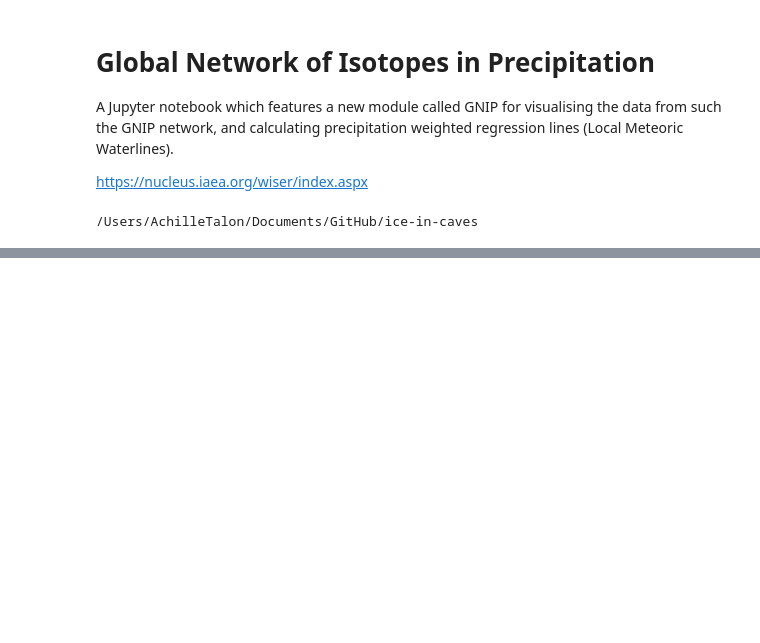
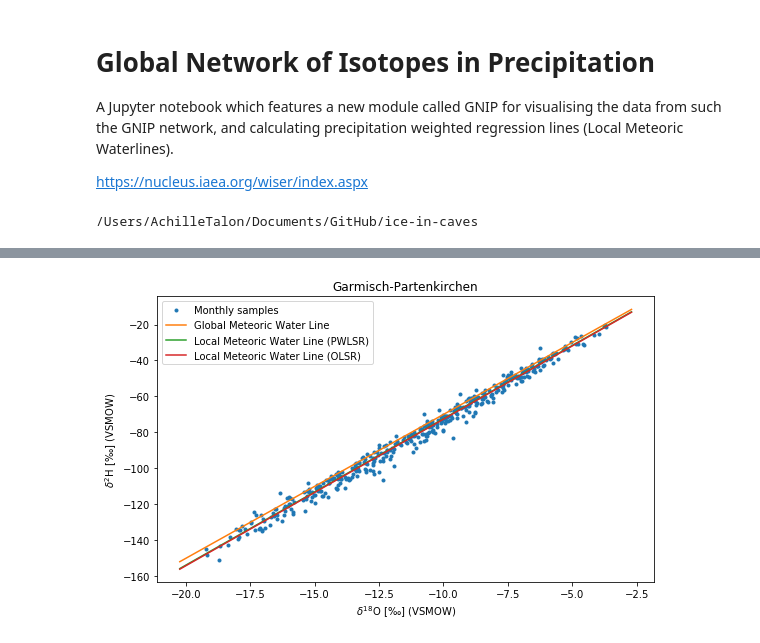
Before and after one commit to tr1813/ice-in-caves, a Jupyter notebook: ipynb/GNIP_isotopes.ipynb, the cells around one changed output, grey strips where cells are left out. Cells and saved outputs as stored; diff of their text form; code cells hidden in the pictures; blank space fills up the shorter version.

```diff
--- a/ipynb/GNIP_isotopes.ipynb
+++ b/ipynb/GNIP_isotopes.ipynb
@@ -55,3 +36,10 @@ hundsalm.loc[-999]
 # %%
 #gnip.weighted_avg(austria,'GRAZ (UNIVERSITAET)','O18','Precipitation').plot()
+# %%
+gnip.LMWL_plotter(germany,'GARMISCH-PARTENKIRCHEN',filename="../fig/GNIP/garmisch_partenkirchen_LMWL.pdf",plot_title="Garmisch-Partenkirchen")
+#gnip.LMWL_plotter(austria,'GRAZ (UNIVERSITAET)',filename="../fig/GNIP/graz_universitaet_LWML.pdf")
+#gnip.LMWL_plotter(slov,'LJUBLJANA',filename="../fig/GNIP/ljubljana_LMWL.pdf",plot_title="Ljubljana")
+#gnip.LMWL_plotter(austria,'VILLACHER ALPE',filename="../fig/GNIP/villacher_alpe_LWML.pdf",plot_title="Villacher Alpe")
+# %% [output]
+[figure, added]
 # %%
```
Also changed, not shown: parts of 29 cells of this notebook, 1 other file.
